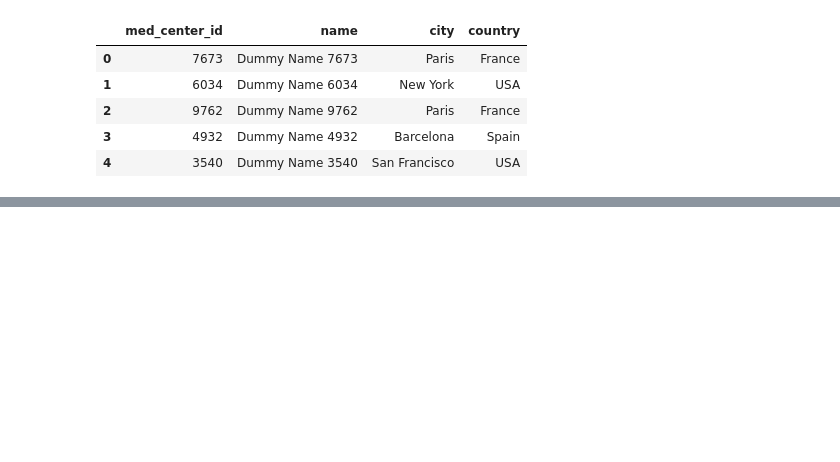
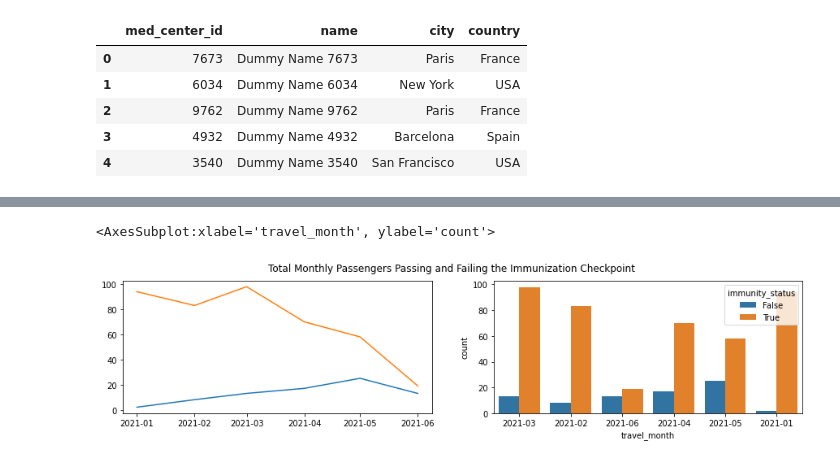
Before and after one commit to polinabee/Immunization_blockchain, a Jupyter notebook: analytics/data_mockup.ipynb, the cells around one changed output, grey strips where cells are left out. Drawn from its saved outputs; the diff is of its cells as text; code cells hidden in the pictures; blank space fills up the shorter version.

Commit message:
added graphs and info to readme

```diff
--- a/analytics/data_mockup.ipynb
+++ b/analytics/data_mockup.ipynb
@@ -186,0 +185,9 @@ sns.countplot(data=travel_df, x="travel_month", hue="immunity_status")
+# %%
+monthly_travel_pass = pd.Series(travel_df[travel_df.immunity_status==True].travel_month.value_counts())
+monthly_travel_pass.index = monthly_travel_pass.index.to_timestamp()
+
+
+monthly_travel_fail = pd.Series(travel_df[travel_df.immunity_status==False].travel_month.value_counts())
+monthly_travel_fail.index = monthly_travel_fail.index.to_timestamp()
+
+monthly_travel_fail
@@ -186,0 +207,14 @@ sns.countplot(data=travel_df, x="travel_month", hue="immunity_status")
+# %%
+fig, (ax1, ax2) = plt.subplots(1, 2,figsize=(15, 3))
+fig.suptitle('Total Monthly Passengers Passing and Failing the Immunization Checkpoint')
+
+ax1.plot(monthly_travel_fail.sort_index(), label = "Checkpoint Failed")
+ax1.plot(monthly_travel_pass.sort_index(),label = "Checkpoint Passed")
+plt.xlabel("Year-Month")
+plt.ylabel("Number of Passengers")
+
+
+sns.countplot(data=travel_df, x="travel_month", hue="immunity_status",ax=ax2)
+# %% [output]
+<AxesSubplot:xlabel='travel_month', ylabel='count'>
+[figure, added]
```
Also changed, not shown: parts of 7 cells of this notebook, 1 other file.
